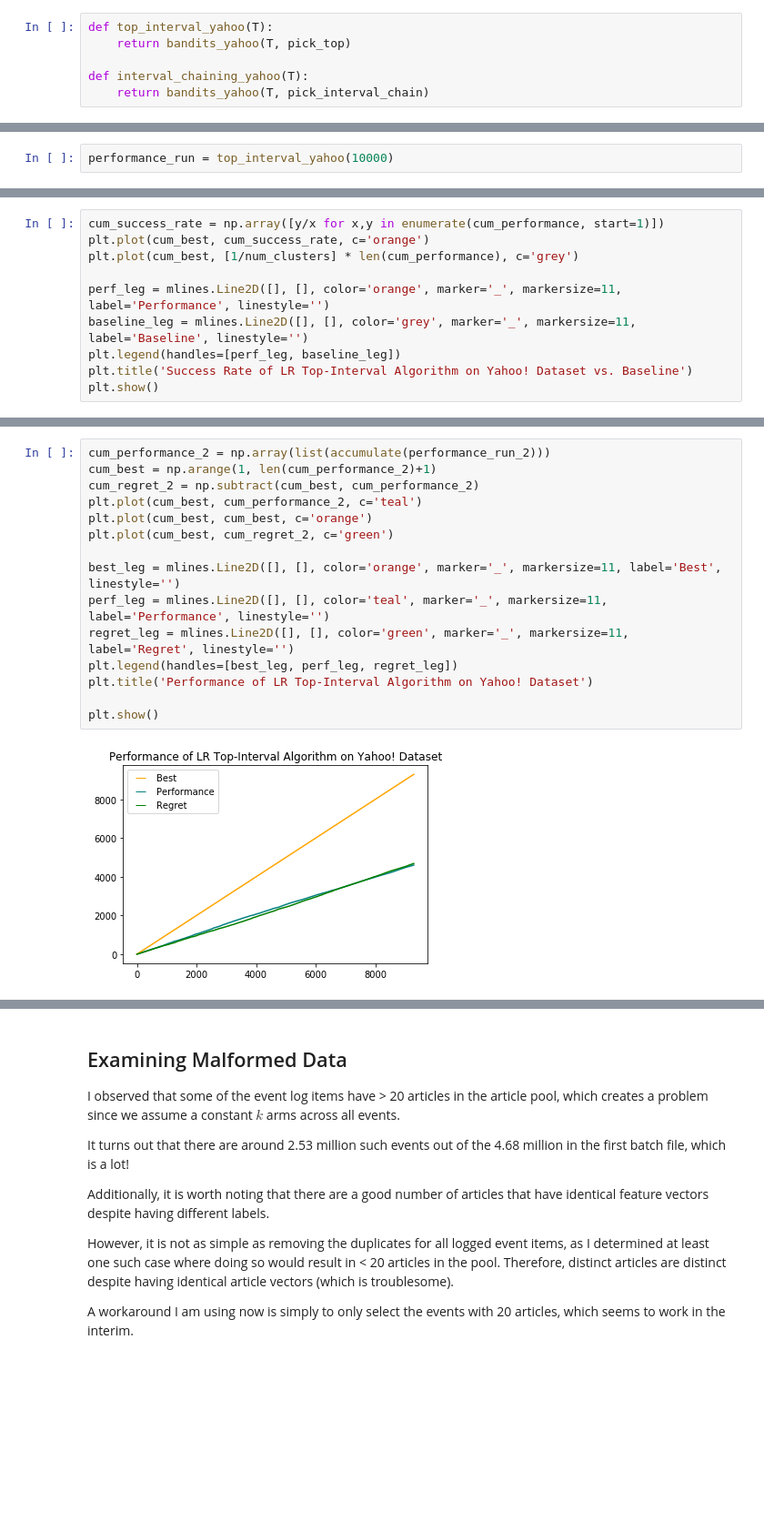
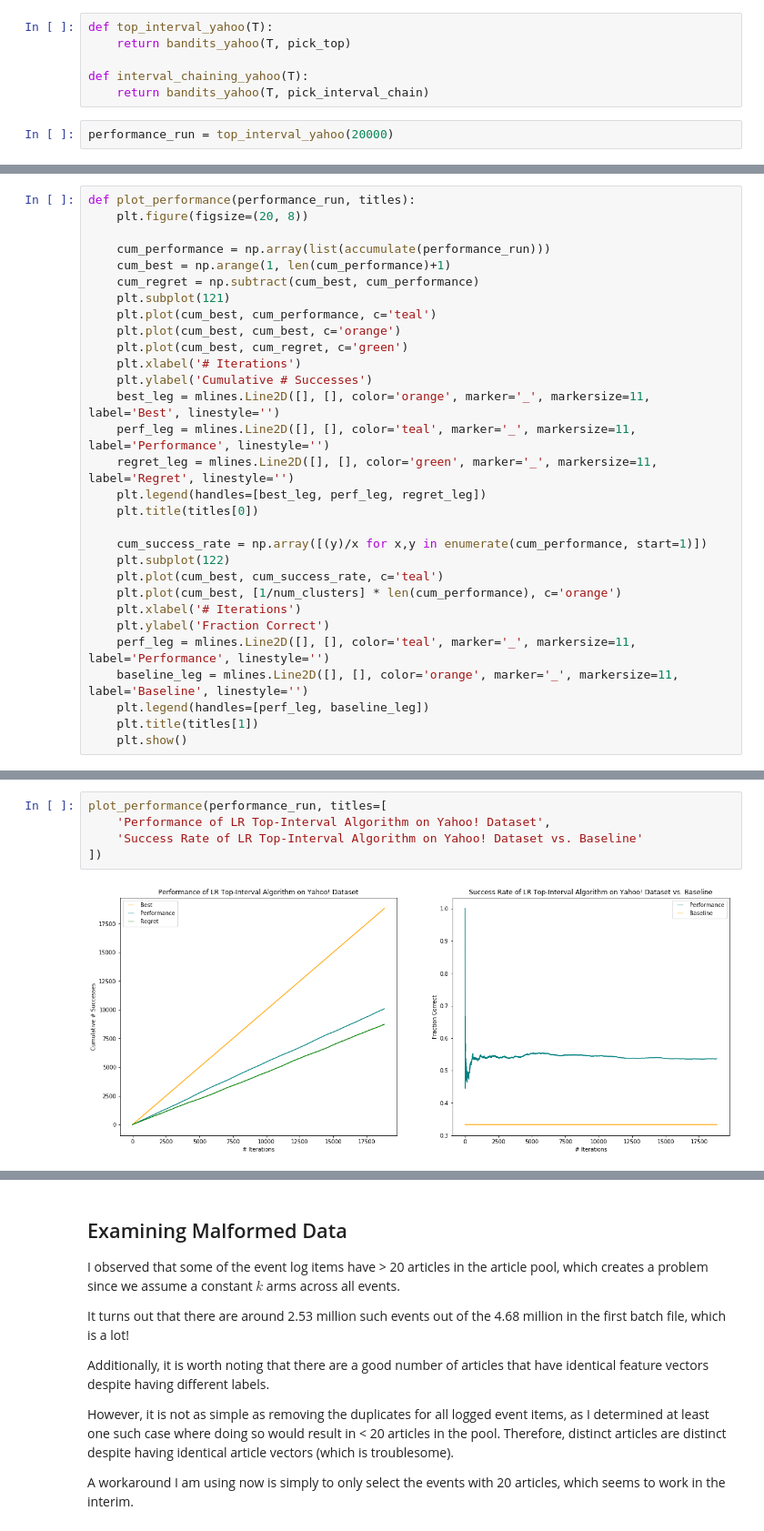
Before and after one commit to jtcho/FairMachineLearning, a Jupyter notebook: Yahoo Testing.ipynb, the cells around one changed output, grey strips where cells are left out. Shown: that part at 91% size. Cells and saved outputs as stored; diff of their text form; blank space fills up the shorter version.

Commit message:
Ran an hour long test to see long running performance of algo

```diff
--- a/Yahoo Testing.ipynb
+++ b/Yahoo Testing.ipynb
@@ -243,3 +246,5 @@ def top_interval_yahoo(T):
 
 def interval_chaining_yahoo(T):
     return bandits_yahoo(T, pick_interval_chain)
+# %%
+performance_run = top_interval_yahoo(20000)
@@ -264,2 +288,0 @@ Performance: 4605
-# %%
-performance_run = top_interval_yahoo(10000)
@@ -292,10 +289,30 @@ cum_success_rate[-1]
 # %%
-cum_success_rate = np.array([y/x for x,y in enumerate(cum_performance, start=1)])
-plt.plot(cum_best, cum_success_rate, c='orange')
-plt.plot(cum_best, [1/num_clusters] * len(cum_performance), c='grey')
+def plot_performance(performance_run, titles):
+    plt.figure(figsize=(20, 8))
 
-perf_leg = mlines.Line2D([], [], color='orange', marker='_', markersize=11, label='Performance', linestyle='')
-baseline_leg = mlines.Line2D([], [], color='grey', marker='_', markersize=11, label='Baseline', linestyle='')
-plt.legend(handles=[perf_leg, baseline_leg])
-plt.title('Success Rate of LR Top-Interval Algorithm on Yahoo! Dataset vs. Baseline')
-plt.show()
+    cum_performance = np.array(list(accumulate(performance_run)))
+    cum_best = np.arange(1, len(cum_performance)+1)
+    cum_regret = np.subtract(cum_best, cum_performance)
+    plt.subplot(121)
+    plt.plot(cum_best, cum_performance, c='teal')
+    plt.plot(cum_best, cum_best, c='orange')
+    plt.plot(cum_best, cum_regret, c='green')
+    plt.xlabel('# Iterations')
+    plt.ylabel('Cumulative # Successes')
+    best_leg = mlines.Line2D([], [], color='orange', marker='_', markersize=11, label='Best', linestyle='')
+    perf_leg = mlines.Line2D([], [], color='teal', marker='_', markersize=11, label='Performance', linestyle='')
+    regret_leg = mlines.Line2D([], [], color='green', marker='_', markersize=11, label='Regret', linestyle='')
+    plt.legend(handles=[best_leg, perf_leg, regret_leg])
+    plt.title(titles[0])
+
+    cum_success_rate = np.array([(y)/x for x,y in enumerate(cum_performance, start=1)])
+    plt.subplot(122)
+    plt.plot(cum_best, cum_success_rate, c='teal')
+    plt.plot(cum_best, [1/num_clusters] * len(cum_performance), c='orange')
+    plt.xlabel('# Iterations')
+    plt.ylabel('Fraction Correct')
+    perf_leg = mlines.Line2D([], [], color='teal', marker='_', markersize=11, label='Performance', linestyle='')
+    baseline_leg = mlines.Line2D([], [], color='orange', marker='_', markersize=11, label='Baseline', linestyle='')
+    plt.legend(handles=[perf_leg, baseline_leg])
+    plt.title(titles[1])
+    plt.show()
@@ -333,17 +319,7 @@ plt.show()
-# %%
-cum_performance_2 = np.array(list(accumulate(performance_run_2)))
-cum_best = np.arange(1, len(cum_performance_2)+1)
-cum_regret_2 = np.subtract(cum_best, cum_performance_2)
-plt.plot(cum_best, cum_performance_2, c='teal')
-plt.plot(cum_best, cum_best, c='orange')
-plt.plot(cum_best, cum_regret_2, c='green')
-
-best_leg = mlines.Line2D([], [], color='orange', marker='_', markersize=11, label='Best', linestyle='')
-perf_leg = mlines.Line2D([], [], color='teal', marker='_', markersize=11, label='Performance', linestyle='')
-regret_leg = mlines.Line2D([], [], color='green', marker='_', markersize=11, label='Regret', linestyle='')
-plt.legend(handles=[best_leg, perf_leg, regret_leg])
-plt.title('Performance of LR Top-Interval Algorithm on Yahoo! Dataset')
-
-plt.show()
-# %% [output]
-[figure, removed]
+# %%
+plot_performance(performance_run, titles=[
+    'Performance of LR Top-Interval Algorithm on Yahoo! Dataset',
+    'Success Rate of LR Top-Interval Algorithm on Yahoo! Dataset vs. Baseline'
+])
+# %% [output]
+[figure, added]
```
Also changed, not shown: parts of 11 cells of this notebook.
